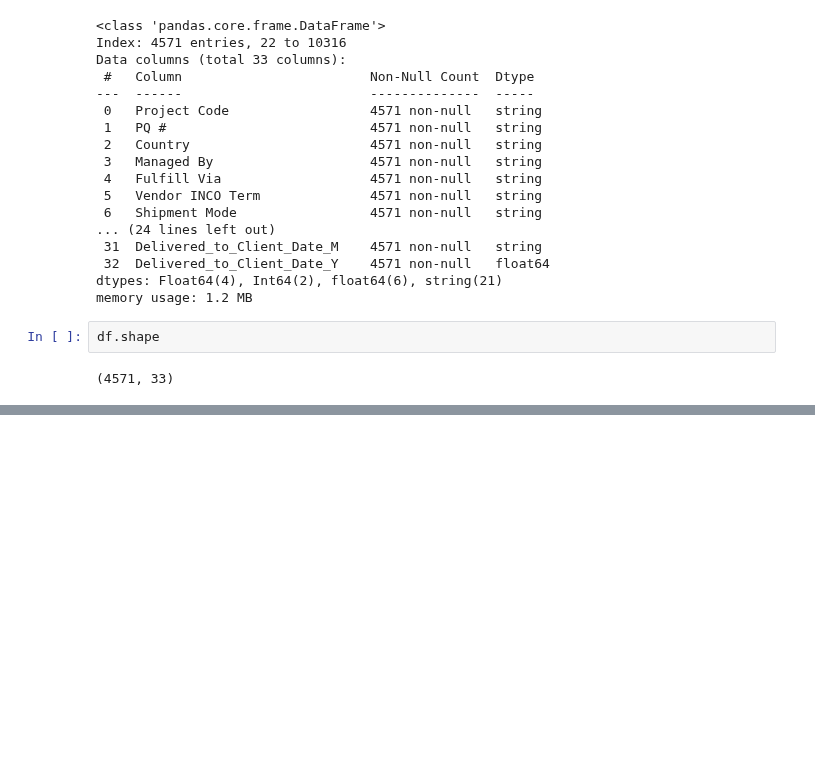
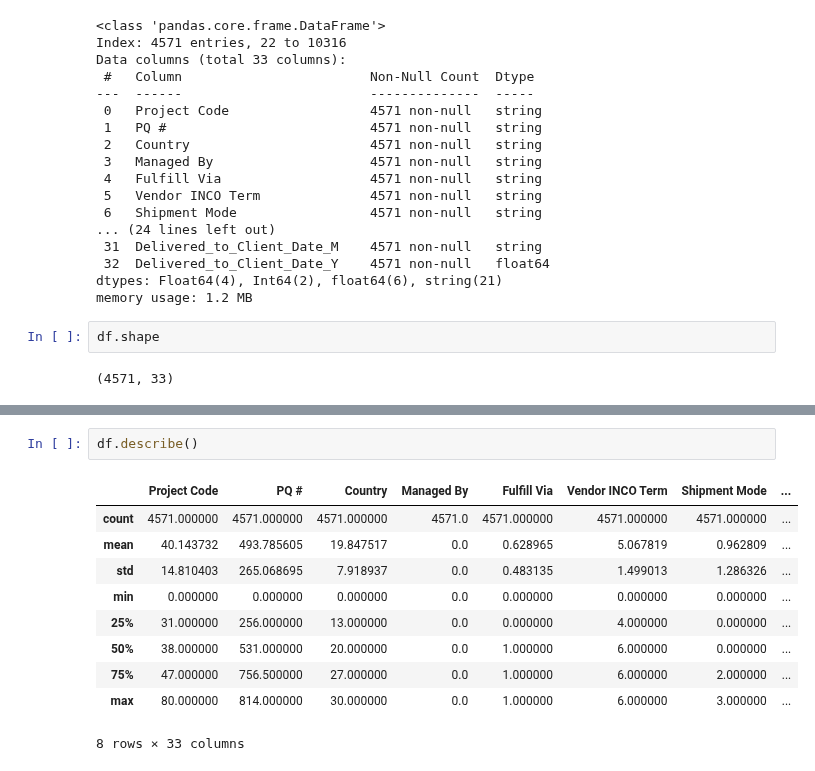
Before and after one commit to krishanwalia30/Consignment-Pricing-Prediction, a Jupyter notebook: research/trials.ipynb, the cells around one changed output, grey strips where cells are left out. Drawn from its saved outputs; the diff is of its cells as text; blank space fills up the shorter version.

```diff
--- a/research/trials.ipynb
+++ b/research/trials.ipynb
@@ -722,0 +749,13 @@ df.shape
+# %%
+df.describe()
+# %% [output]
+|  | Project Code | PQ # | Country | Managed By | Fulfill Via | Vendor INCO Term | Shipment Mode | ... |
+| count | 4571.000000 | 4571.000000 | 4571.000000 | 4571.0 | 4571.000000 | 4571.000000 | 4571.000000 | ... |
+| mean | 40.143732 | 493.785605 | 19.847517 | 0.0 | 0.628965 | 5.067819 | 0.962809 | ... |
+| std | 14.810403 | 265.068695 | 7.918937 | 0.0 | 0.483135 | 1.499013 | 1.286326 | ... |
+| min | 0.000000 | 0.000000 | 0.000000 | 0.0 | 0.000000 | 0.000000 | 0.000000 | ... |
+| 25% | 31.000000 | 256.000000 | 13.000000 | 0.0 | 0.000000 | 4.000000 | 0.000000 | ... |
+| 50% | 38.000000 | 531.000000 | 20.000000 | 0.0 | 1.000000 | 6.000000 | 0.000000 | ... |
+| 75% | 47.000000 | 756.500000 | 27.000000 | 0.0 | 1.000000 | 6.000000 | 2.000000 | ... |
+| max | 80.000000 | 814.000000 | 30.000000 | 0.0 | 1.000000 | 6.000000 | 3.000000 | ... |
+8 rows × 33 columns
```
Also changed, not shown: parts of 12 cells of this notebook.
